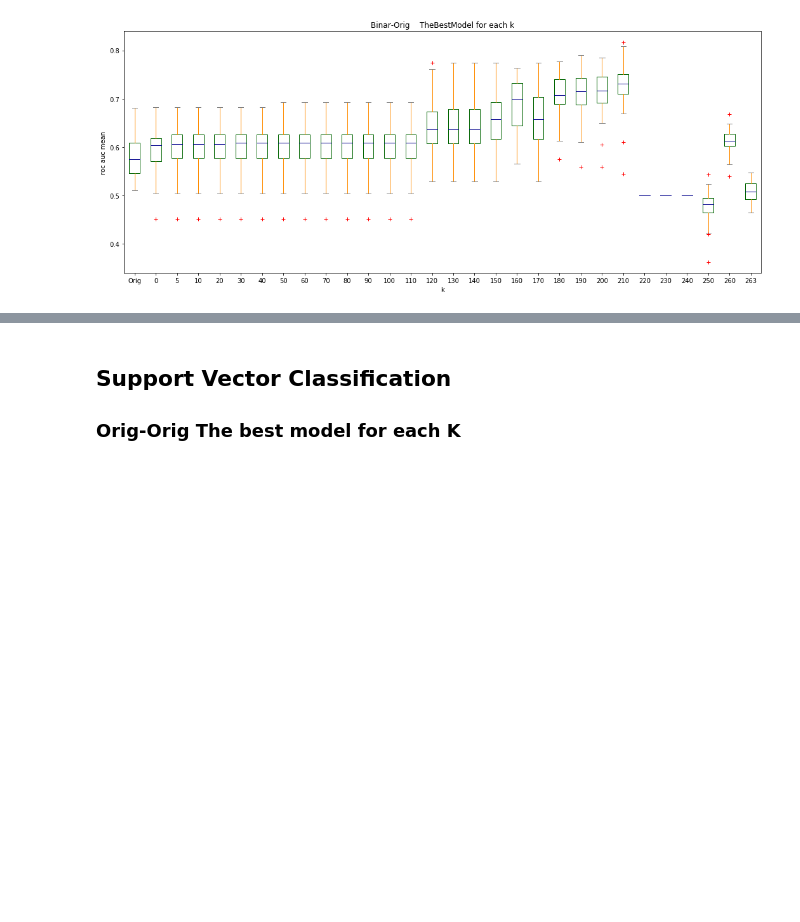
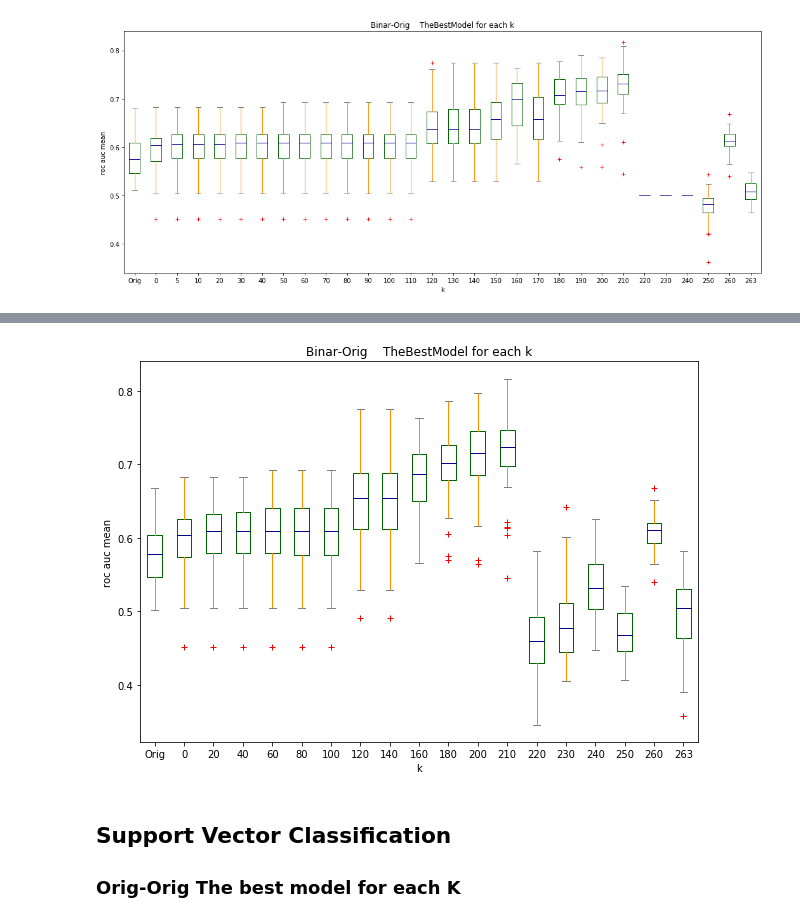
Before and after one commit to Tismoney/PRNI2016, a Jupyter notebook: ResultProcessing-ver3.0.ipynb, the cells around one changed output, grey strips where cells are left out. Drawn from its saved outputs; the diff is of its cells as text; code cells hidden in the pictures; blank space fills up the shorter version.

```diff
--- a/ResultProcessing-ver3.0.ipynb
+++ b/ResultProcessing-ver3.0.ipynb
@@ -79,3 +100,8 @@ Go_box('Results/Ver3.1','Binar-Orig    TheBestModel for each k')
+# %%
+Go_box('Results/Ver3.6','Binar-Orig    TheBestModel for each k',
+       ['Orig'] + [20*i for i in range(11)] + [10*i for i in range(21, 27)] + [263], (10,7))
+# %% [output]
+[figure, added]
 # %% [markdown]
 ## Support Vector Classification
 ### Orig-Orig The best model for each K
```
Also changed, not shown: parts of 1 cell of this notebook.
